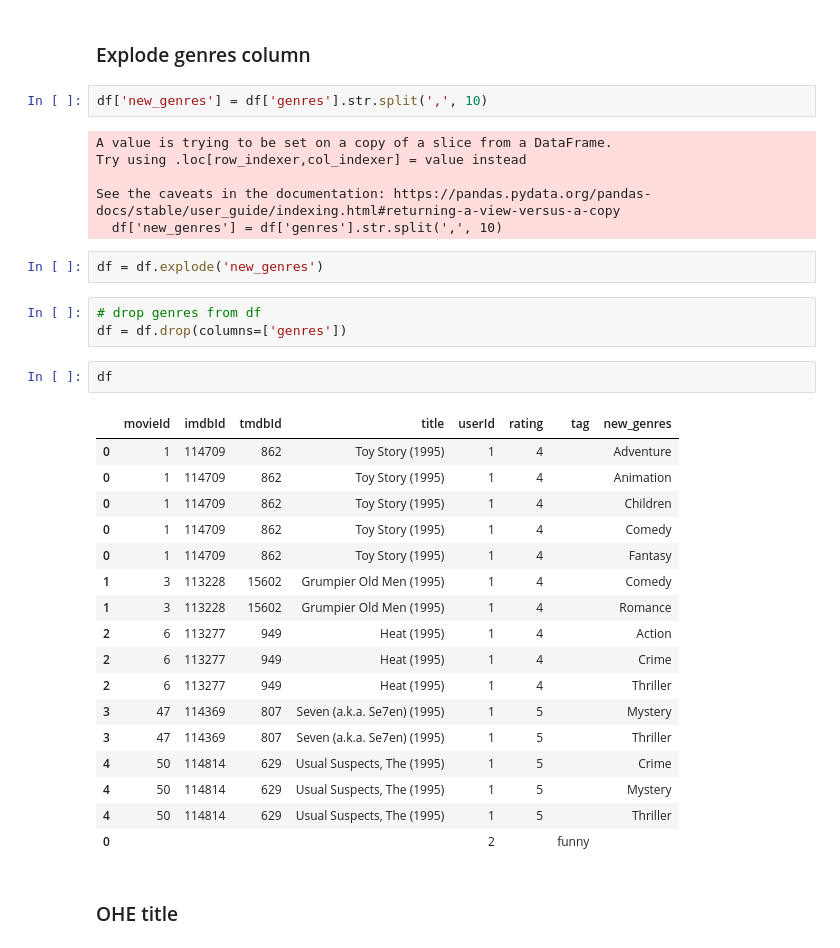
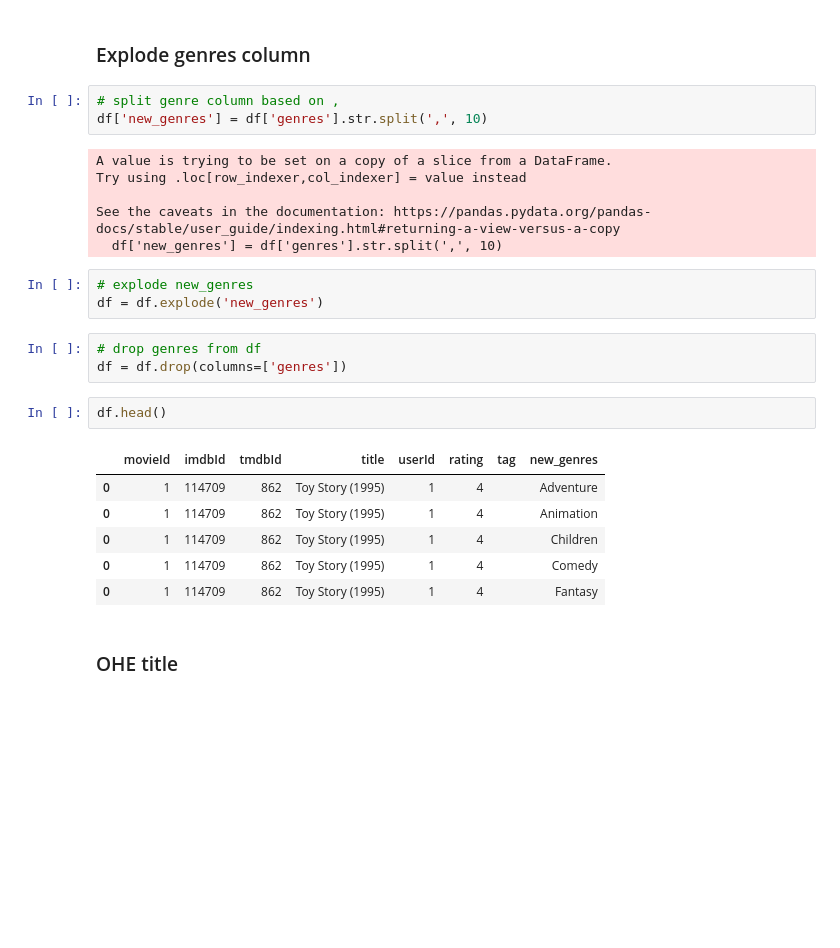
Before and after one commit to dablake7/bsc-phase-four-project, a Jupyter notebook: notebooks/exploratory/gabe/phase_4_project.ipynb, the cells around one changed output. Cells and saved outputs as stored; diff of their text form; blank space fills up the shorter version.

```diff
--- a/notebooks/exploratory/gabe/phase_4_project.ipynb
+++ b/notebooks/exploratory/gabe/phase_4_project.ipynb
@@ -96,6 +97,7 @@ df.to_csv('/Users/gabrielwarner/Data-Science/Projects/phase_4/movies_2.csv')
 # %% [markdown]
 ### Explode genres column
 # %%
+# split genre column based on ,
 df['new_genres'] = df['genres'].str.split(',', 10)
 # %% [output]
 A value is trying to be set on a copy of a slice from a DataFrame.
@@ -104,30 +106,20 @@ Try using .loc[row_indexer,col_indexer] = value instead
 See the caveats in the documentation: https://pandas.pydata.org/pandas-docs/stable/user_guide/indexing.html#returning-a-view-versus-a-copy
   df['new_genres'] = df['genres'].str.split(',', 10)
 # %%
+# explode new_genres
 df = df.explode('new_genres')
 # %%
 # drop genres from df
 df = df.drop(columns=['genres'])
 # %%
-df
+df.head()
 # %% [output]
 |  | movieId | imdbId | tmdbId | title | userId | rating | tag | new_genres |
 | 0 | 1 | 114709 | 862 | Toy Story (1995) | 1 | 4 |  | Adventure |
 | 0 | 1 | 114709 | 862 | Toy Story (1995) | 1 | 4 |  | Animation |
 | 0 | 1 | 114709 | 862 | Toy Story (1995) | 1 | 4 |  | Children |
 | 0 | 1 | 114709 | 862 | Toy Story (1995) | 1 | 4 |  | Comedy |
 | 0 | 1 | 114709 | 862 | Toy Story (1995) | 1 | 4 |  | Fantasy |
-| 1 | 3 | 113228 | 15602 | Grumpier Old Men (1995) | 1 | 4 |  | Comedy |
-| 1 | 3 | 113228 | 15602 | Grumpier Old Men (1995) | 1 | 4 |  | Romance |
-| 2 | 6 | 113277 | 949 | Heat (1995) | 1 | 4 |  | Action |
-| 2 | 6 | 113277 | 949 | Heat (1995) | 1 | 4 |  | Crime |
-| 2 | 6 | 113277 | 949 | Heat (1995) | 1 | 4 |  | Thriller |
-| 3 | 47 | 114369 | 807 | Seven (a.k.a. Se7en) (1995) | 1 | 5 |  | Mystery |
-| 3 | 47 | 114369 | 807 | Seven (a.k.a. Se7en) (1995) | 1 | 5 |  | Thriller |
-| 4 | 50 | 114814 | 629 | Usual Suspects, The (1995) | 1 | 5 |  | Crime |
-| 4 | 50 | 114814 | 629 | Usual Suspects, The (1995) | 1 | 5 |  | Mystery |
-| 4 | 50 | 114814 | 629 | Usual Suspects, The (1995) | 1 | 5 |  | Thriller |
-| 0 |  |  |  |  | 2 |  | funny |  |
 # %% [markdown]
 ### OHE title
 # %%
```
Also changed, not shown: parts of 19 cells of this notebook.
